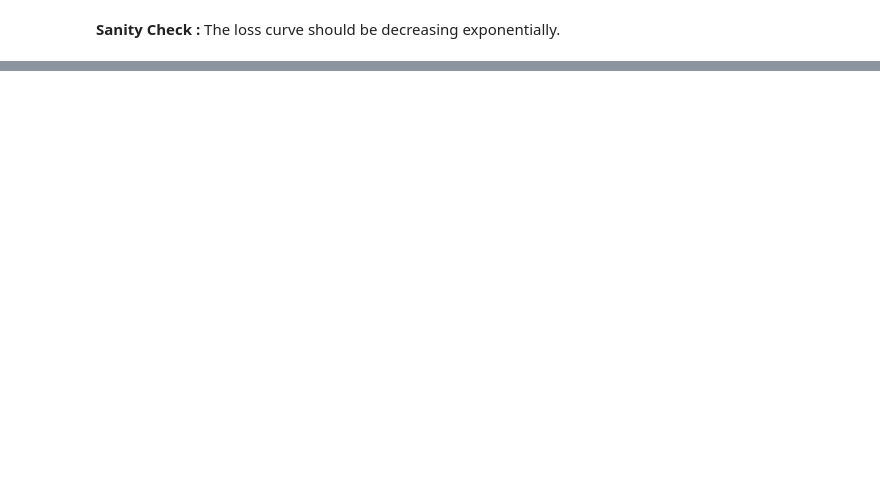
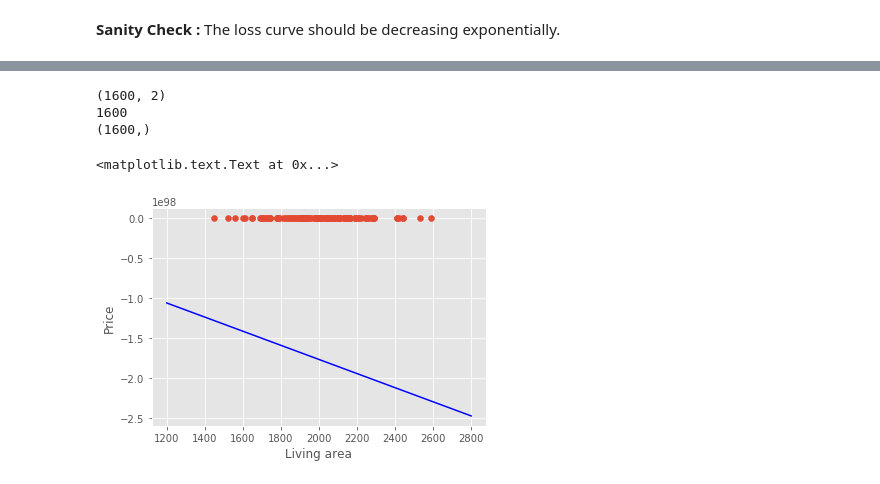
Before and after one commit to noconoccin/Machine-Learning, a Jupyter notebook: 2 - Linear regression/02 - Linear Regression.ipynb, the cells around one changed output, grey strips where cells are left out. Drawn from its saved outputs; the diff is of its cells as text; code cells hidden in the pictures; blank space fills up the shorter version.

```diff
--- a/2 - Linear regression/02 - Linear Regression.ipynb
+++ b/2 - Linear regression/02 - Linear Regression.ipynb
@@ -128,0 +149,14 @@ Try increasing the learning rate to 1e-6. What happened and why?
+# %%
+# plot fitted line
+X_range = np.expand_dims(np.arange(1200,2800,1),1)
+y_range = regressor.predict(X_range)
+plt.scatter(X,y)
+plt.plot(X_range,y_range,"b")
+plt.ylabel("Price")
+plt.xlabel("Living area")
+# %% [output]
+(1600, 2)
+1600
+(1600,)
+<matplotlib.text.Text at 0x...>
+[figure, added]
```
Also changed, not shown: parts of 6 cells of this notebook, 1 other file.
